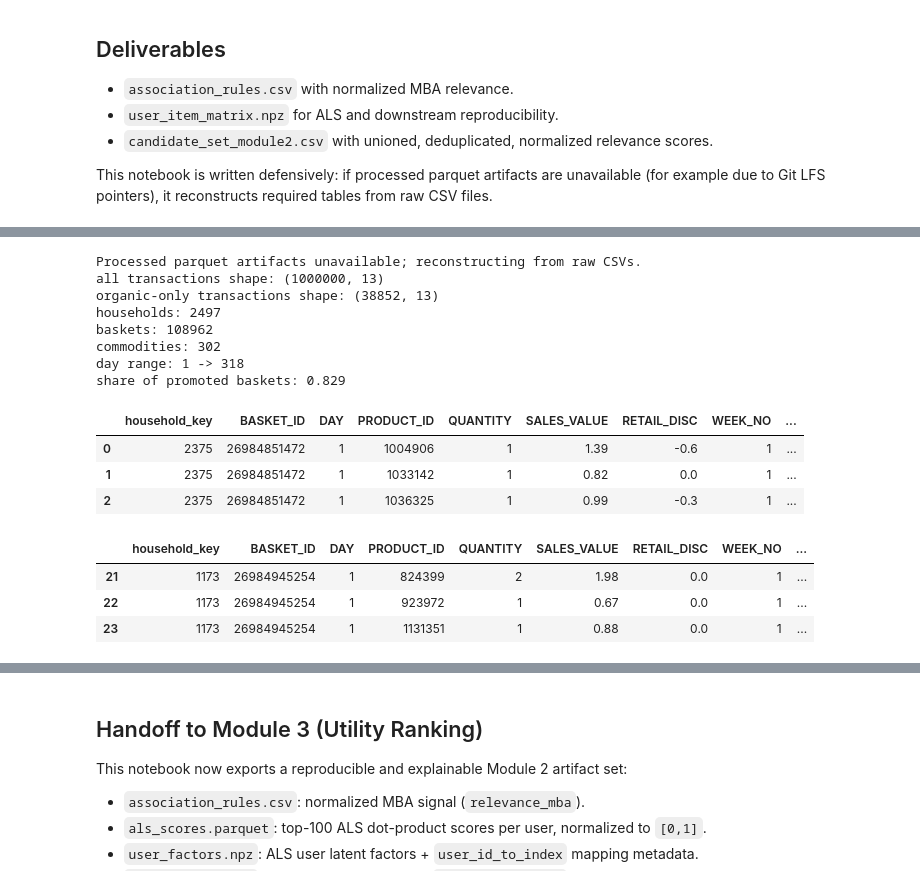
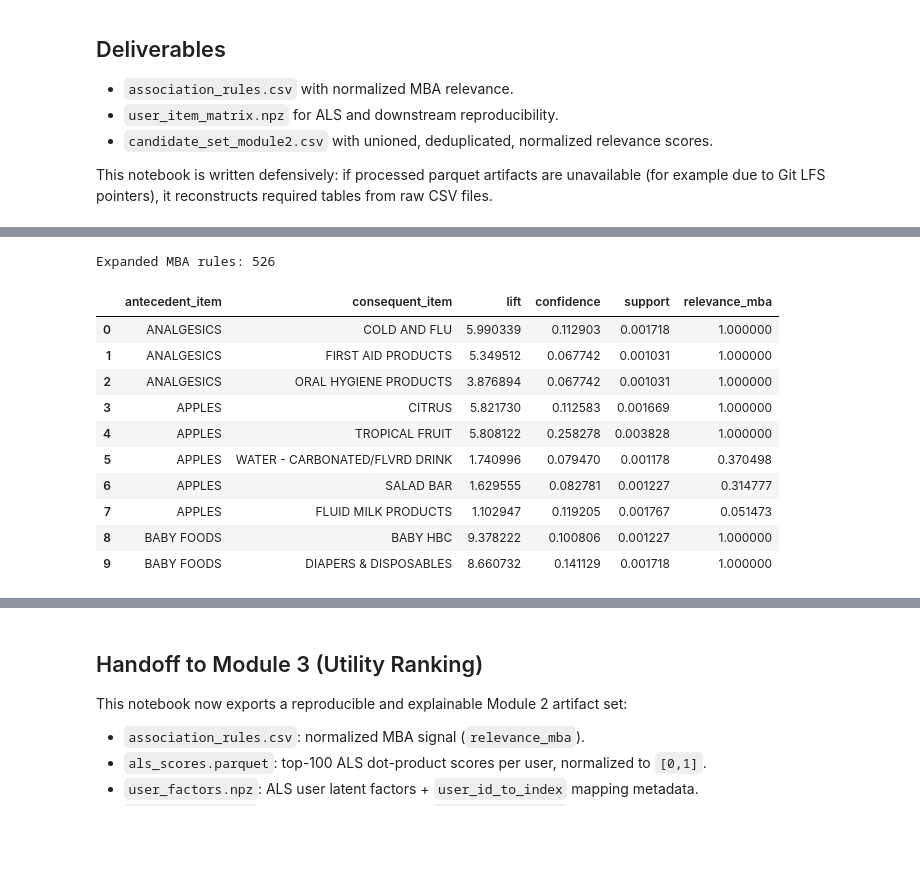
Before and after one commit to HelcurtLordno1/Data_Driven_Marketing_complete-journey, a Jupyter notebook: notebooks/02_candidate_generation_mba_als.ipynb, the cells around one changed output, grey strips where cells are left out. Drawn from its saved outputs; the diff is of its cells as text; code cells hidden in the pictures; blank space fills up the shorter version.

Commit message:
Enhance module 2 candidate generation

```diff
--- a/notebooks/02_candidate_generation_mba_als.ipynb
+++ b/notebooks/02_candidate_generation_mba_als.ipynb
@@ -180,33 +110,21 @@ def load_or_build_master_transactions(sample_nrows: Optional[int] = None) -> Tup
 # %%
-tx_all, tx_org = load_or_build_master_transactions(sample_nrows=SAMPLE_NROWS)
+mba_rules_long, mba_rules_raw = build_mba_rules(tx_org)
+print("Expanded MBA rules:", len(mba_rules_long))
+display(mba_rules_long.head(10))
 
-print("all transactions shape:", tx_all.shape)
-print("organic-only transactions shape:", tx_org.shape)
-print("households:", tx_all["household_key"].nunique())
-print("baskets:", tx_all["BASKET_ID"].nunique())
-print("commodities:", tx_all["COMMODITY_DESC"].nunique())
-print("day range:", int(tx_all["DAY"].min()), "->", int(tx_all["DAY"].max()))
-
-promo_basket_share = tx_all.groupby("BASKET_ID")["Is_Promoted_Item"].any().mean()
-print(f"share of promoted baskets: {promo_basket_share:.3f}")
-
-display(tx_all.head(3))
-display(tx_org.head(3))
+if mba_rules_long.empty:
+    print("MBA rules are empty for this sample; downstream candidate generation will rely on ALS only.")
 # %% [output]
-Processed parquet artifacts unavailable; reconstructing from raw CSVs.
-all transactions shape: (1000000, 13)
-organic-only transactions shape: (38852, 13)
-households: 2497
-baskets: 108962
-commodities: 302
-day range: 1 -> 318
-share of promoted baskets: 0.829
+Expanded MBA rules: 526
-|  | household_key | BASKET_ID | DAY | PRODUCT_ID | QUANTITY | SALES_VALUE | RETAIL_DISC | WEEK_NO | ... |
-| 0 | 2375 | 26984851472 | 1 | 1004906 | 1 | 1.39 | -0.6 | 1 | ... |
-| 1 | 2375 | 26984851472 | 1 | 1033142 | 1 | 0.82 | 0.0 | 1 | ... |
-| 2 | 2375 | 26984851472 | 1 | 1036325 | 1 | 0.99 | -0.3 | 1 | ... |
+|  | antecedent_item | consequent_item | lift | confidence | support | relevance_mba |
+| 0 | ANALGESICS | COLD AND FLU | 5.990339 | 0.112903 | 0.001718 | 1.000000 |
+| 1 | ANALGESICS | FIRST AID PRODUCTS | 5.349512 | 0.067742 | 0.001031 | 1.000000 |
+| 2 | ANALGESICS | ORAL HYGIENE PRODUCTS | 3.876894 | 0.067742 | 0.001031 | 1.000000 |
+| 3 | APPLES | CITRUS | 5.821730 | 0.112583 | 0.001669 | 1.000000 |
+| 4 | APPLES | TROPICAL FRUIT | 5.808122 | 0.258278 | 0.003828 | 1.000000 |
+| 5 | APPLES | WATER - CARBONATED/FLVRD DRINK | 1.740996 | 0.079470 | 0.001178 | 0.370498 |
+| 6 | APPLES | SALAD BAR | 1.629555 | 0.082781 | 0.001227 | 0.314777 |
+| 7 | APPLES | FLUID MILK PRODUCTS | 1.102947 | 0.119205 | 0.001767 | 0.051473 |
+| 8 | BABY FOODS | BABY HBC | 9.378222 | 0.100806 | 0.001227 | 1.000000 |
+| 9 | BABY FOODS | DIAPERS & DISPOSABLES | 8.660732 | 0.141129 | 0.001718 | 1.000000 |
-|  | household_key | BASKET_ID | DAY | PRODUCT_ID | QUANTITY | SALES_VALUE | RETAIL_DISC | WEEK_NO | ... |
-| 21 | 1173 | 26984945254 | 1 | 824399 | 2 | 1.98 | 0.0 | 1 | ... |
-| 22 | 1173 | 26984945254 | 1 | 923972 | 1 | 0.67 | 0.0 | 1 | ... |
-| 23 | 1173 | 26984945254 | 1 | 1131351 | 1 | 0.88 | 0.0 | 1 | ... |
 # %%
```
Also changed, not shown: parts of 7 cells of this notebook, 13 other files.
